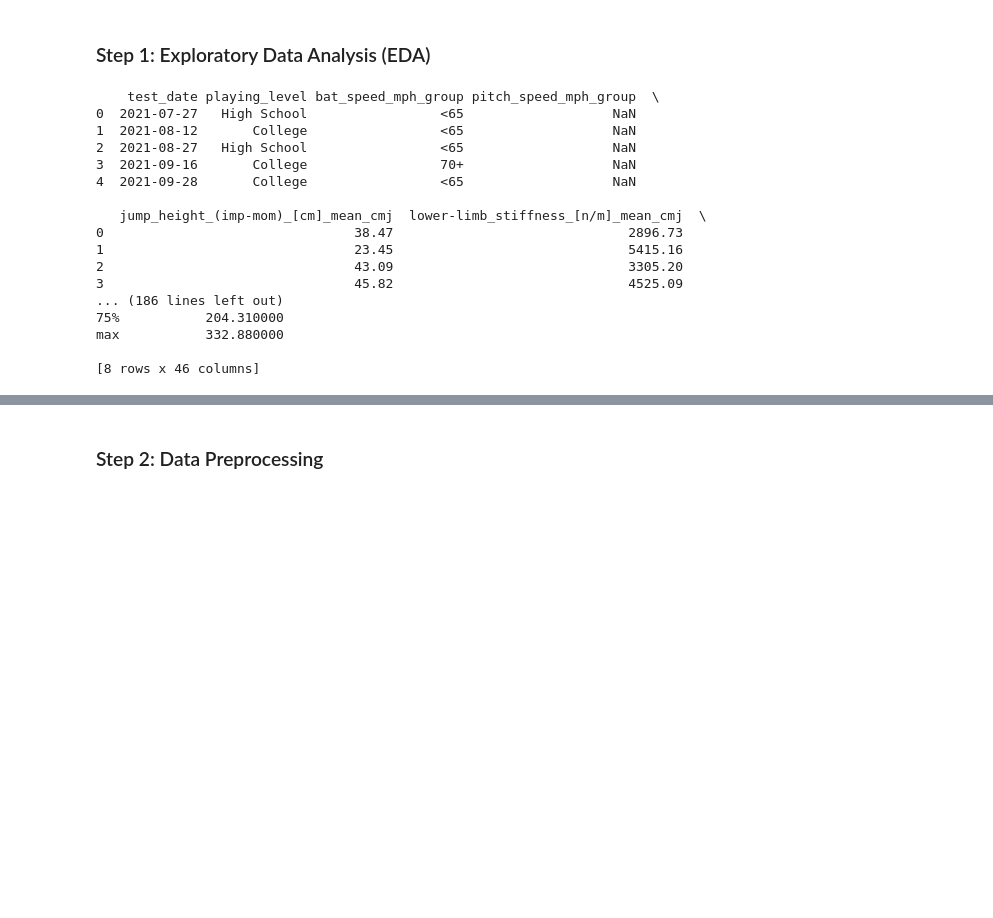
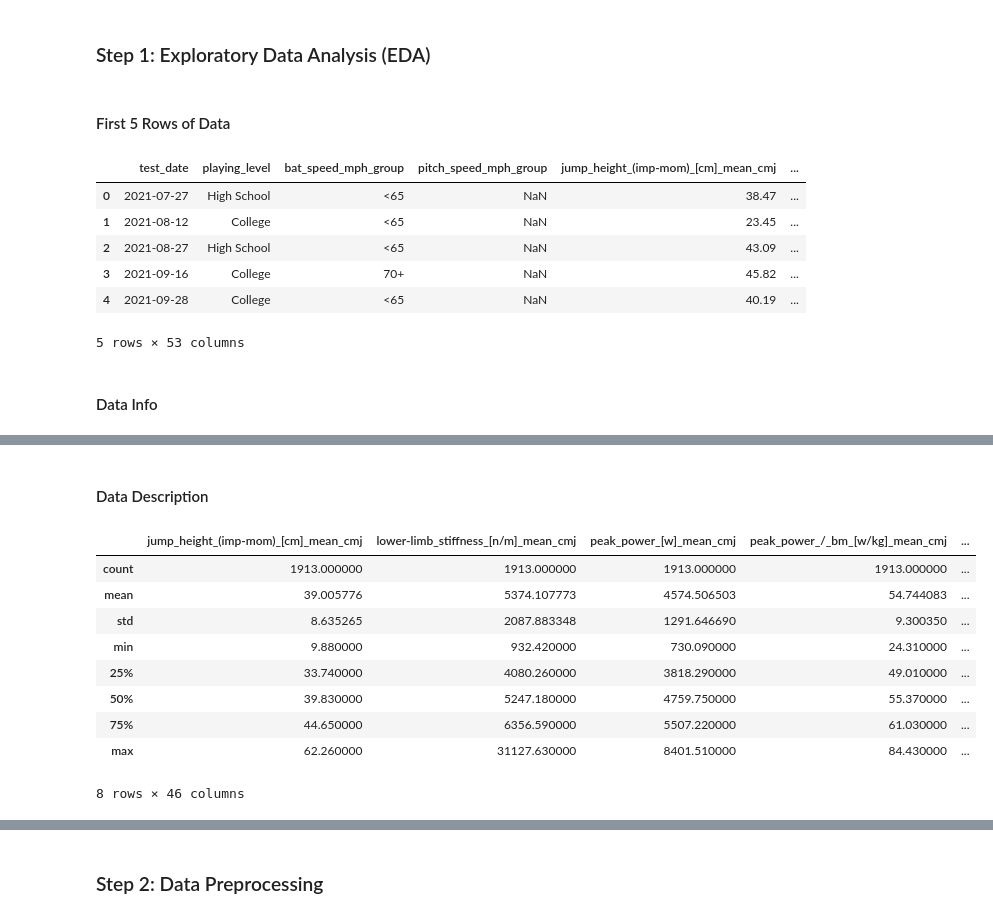
Before and after one commit to treychase/IDS_mini2, a Jupyter notebook: driveline.ipynb, the cells around one changed output, grey strips where cells are left out. Saved outputs shown, nothing was run; the diff lists cells and outputs as text; code cells hidden in the pictures; blank space fills up the shorter version.

````diff
--- a/driveline.ipynb
+++ b/driveline.ipynb
@@ -27,24 +27,26 @@ data = pd.read_csv('hp_obp.csv')
 # %% [markdown]
 ### Step 1: Exploratory Data Analysis (EDA)
 # %%
-print(data.head())
-print(data.info())
-print(data.describe())
+from IPython.display import display, Markdown
+import io
+
+display(Markdown("#### First 5 Rows of Data"))
+display(data.head())
+
+display(Markdown("#### Data Info"))
+data_info = io.StringIO()
+data.info(buf=data_info)
+display(Markdown("```\n" + data_info.getvalue() + "\n```"))
+
+display(Markdown("#### Data Description"))
+display(data.describe())
 # %% [output]
+#### First 5 Rows of Data
+|  | test_date | playing_level | bat_speed_mph_group | pitch_speed_mph_group | jump_height_(imp-mom)_[cm]_mean_cmj | ... |
+| 0 | 2021-07-27 | High School | <65 | NaN | 38.47 | ... |
+| 1 | 2021-08-12 | College | <65 | NaN | 23.45 | ... |
+| 2 | 2021-08-27 | High School | <65 | NaN | 43.09 | ... |
+| 3 | 2021-09-16 | College | 70+ | NaN | 45.82 | ... |
+| 4 | 2021-09-28 | College | <65 | NaN | 40.19 | ... |
-    test_date playing_level bat_speed_mph_group pitch_speed_mph_group  \
-0  2021-07-27   High School                 <65                   NaN
-1  2021-08-12       College                 <65                   NaN
-2  2021-08-27   High School                 <65                   NaN
-3  2021-09-16       College                 70+                   NaN
-4  2021-09-28       College                 <65                   NaN
-
-   jump_height_(imp-mom)_[cm]_mean_cmj  lower-limb_stiffness_[n/m]_mean_cmj  \
-0                                38.47                              2896.73
-1                                23.45                              5415.16
-2                                43.09                              3305.20
-3                                45.82                              4525.09
-... (186 lines left out)
-75%           204.310000
-max           332.880000
-
-[8 rows x 46 columns]
+5 rows × 53 columns
+#### Data Info
@@ -51 +113,12 @@ max           332.880000
+#### Data Description
+|  | jump_height_(imp-mom)_[cm]_mean_cmj | lower-limb_stiffness_[n/m]_mean_cmj | peak_power_[w]_mean_cmj | peak_power_/_bm_[w/kg]_mean_cmj | ... |
+| count | 1913.000000 | 1913.000000 | 1913.000000 | 1913.000000 | ... |
+| mean | 39.005776 | 5374.107773 | 4574.506503 | 54.744083 | ... |
+| std | 8.635265 | 2087.883348 | 1291.646690 | 9.300350 | ... |
+| min | 9.880000 | 932.420000 | 730.090000 | 24.310000 | ... |
+| 25% | 33.740000 | 4080.260000 | 3818.290000 | 49.010000 | ... |
+| 50% | 39.830000 | 5247.180000 | 4759.750000 | 55.370000 | ... |
+| 75% | 44.650000 | 6356.590000 | 5507.220000 | 61.030000 | ... |
+| max | 62.260000 | 31127.630000 | 8401.510000 | 84.430000 | ... |
+8 rows × 46 columns
 # %%
````
Also changed, not shown: parts of 2 cells of this notebook.
